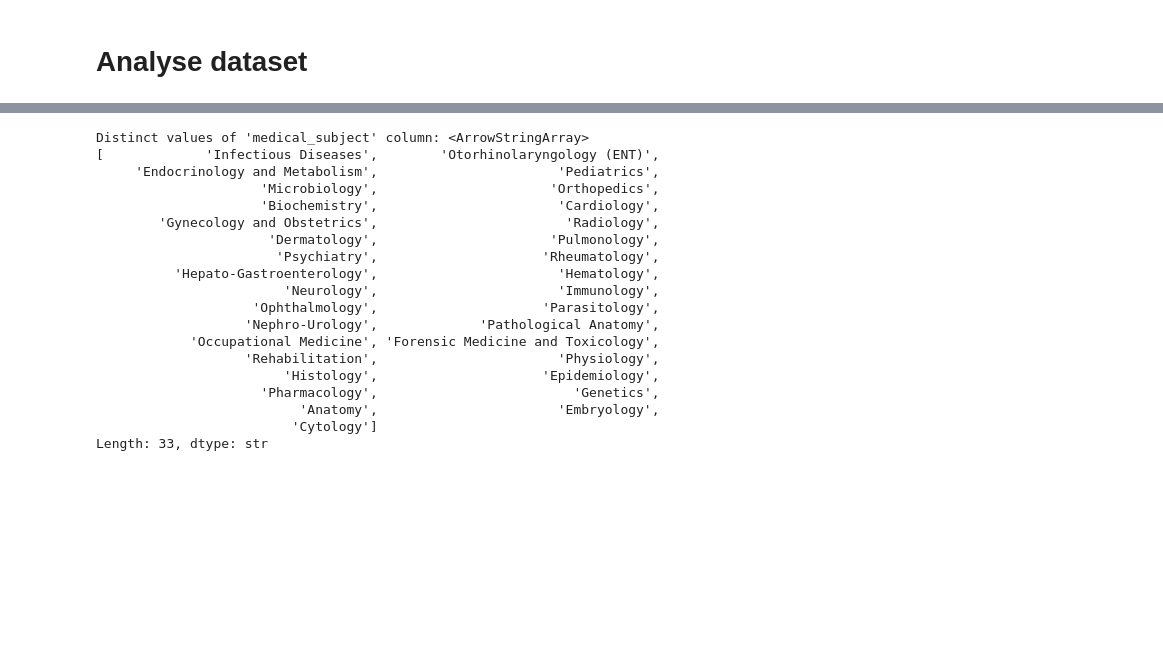
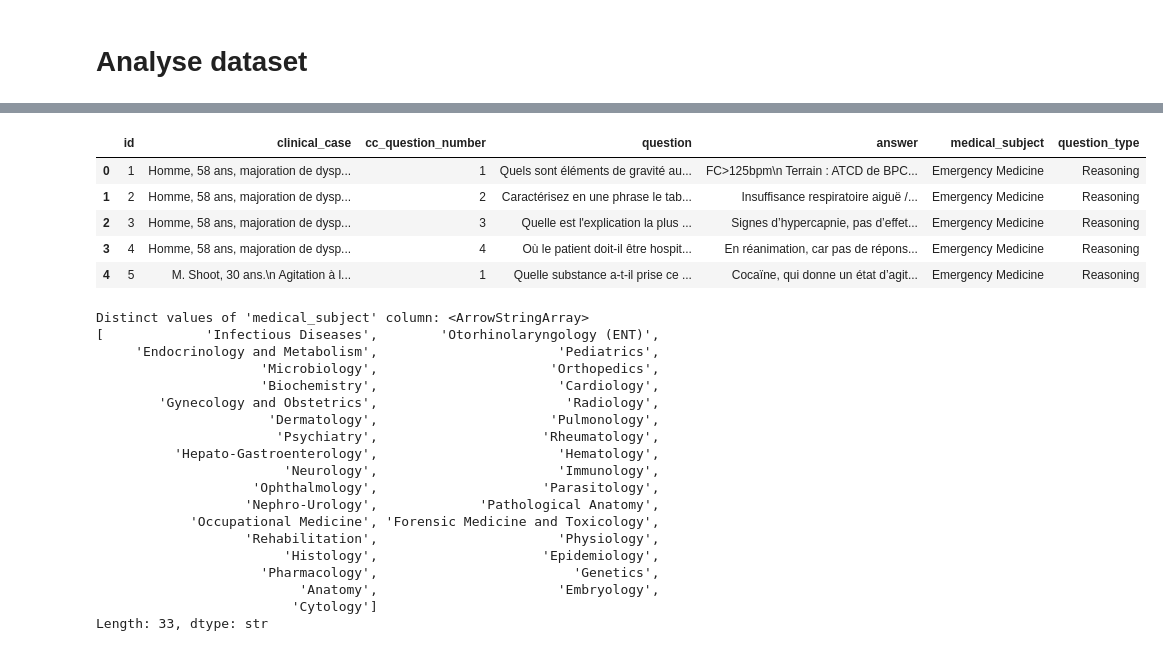
Before and after one commit to ObiYohan/AI_agent_for_medical_triage, a Jupyter notebook: notebook/data_prep.ipynb, the cells around one changed output, grey strips where cells are left out. Cells and saved outputs as stored; diff of their text form; code cells hidden in the pictures; blank space fills up the shorter version.

Commit message:
Explore MediQAl open-ended questions; ignore local notes

```diff
--- a/notebook/data_prep.ipynb
+++ b/notebook/data_prep.ipynb
@@ -18,6 +17,9 @@ Warning: You are sending unauthenticated requests to the HF Hub. Please set a HF
 Ignoring part of dataset_info from the dataset card: The `splits` field in YAML is malformed or missing the name/num_examples/num_bytes fields
 Ignoring part of dataset_info from the dataset card: The `splits` field in YAML is malformed or missing the name/num_examples/num_bytes fields
 Ignoring part of dataset_info from the dataset card: The `splits` field in YAML is malformed or missing the name/num_examples/num_bytes fields
+# %%
+# Login using e.g. `huggingface-cli login` to access this dataset
+df_oeq = pd.read_json("hf://datasets/ANR-MALADES/MediQAl/oeq/test.json", lines=True)
 # %% [markdown]
 # Analyse dataset
 # %%
@@ -29,6 +31,15 @@ df.head()
 | 2 | 17342 | Une jeune femme de 24 ans vous co... | Le traitement de cette patiente f... | Chirurgie en urgence | Iode radio-actif en urgence | Iode radio-actif en préparation à... | Administration d'antithyroïdiens | Aucun de ces traitements | D | ... |
 | 3 | 22883 | Un nouveau-né de sexe masculin, â... | Chez ce nouveau-né le bilan biolo... | Ictère par Incompatibilité Rhésus | Ictère par déficit en G6PD | ictère infectieux | Ictère par incompatibilité ABO | Ictère Infectieux | D | ... |
 | 4 | 17514 | Un homme de 63 ans est hospitalis... | Pour confirmer le diagnostic de m... | Test de stimulation par la 1.24 c... | Test de freinage par la dexamétha... | Test de stimulation de l'activité... | Test de restriction hydrique | Scintigraphie surrénale à l'iodoc... | A | ... |
+# %%
+df_oeq.head()
+# %% [output]
+|  | id | clinical_case | cc_question_number | question | answer | medical_subject | question_type |
+| 0 | 1 | Homme, 58 ans, majoration de dysp... | 1 | Quels sont éléments de gravité au... | FC>125bpm\n Terrain : ATCD de BPC... | Emergency Medicine | Reasoning |
+| 1 | 2 | Homme, 58 ans, majoration de dysp... | 2 | Caractérisez en une phrase le tab... | Insuffisance respiratoire aiguë /... | Emergency Medicine | Reasoning |
+| 2 | 3 | Homme, 58 ans, majoration de dysp... | 3 | Quelle est l'explication la plus ... | Signes d’hypercapnie, pas d’effet... | Emergency Medicine | Reasoning |
+| 3 | 4 | Homme, 58 ans, majoration de dysp... | 4 | Où le patient doit-il être hospit... | En réanimation, car pas de répons... | Emergency Medicine | Reasoning |
+| 4 | 5 | M. Shoot, 30 ans.\n Agitation à l... | 1 | Quelle substance a-t-il prise ce ... | Cocaïne, qui donne un état d’agit... | Emergency Medicine | Reasoning |
 # %%
 # Print distinct values of "medical_subject" column
 distinct_medical_subjects = df["medical_subject"].unique()
```
Also changed, not shown: parts of 1 cell of this notebook, 1 other file.
